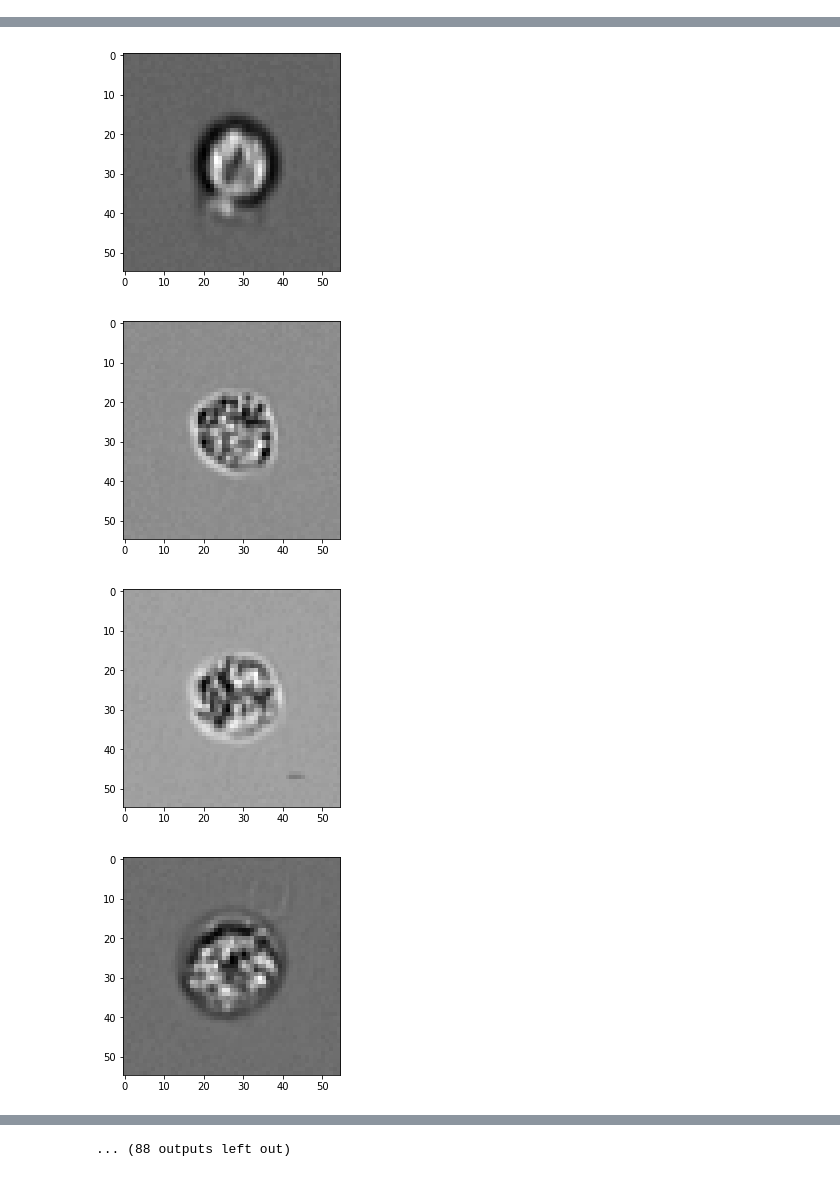
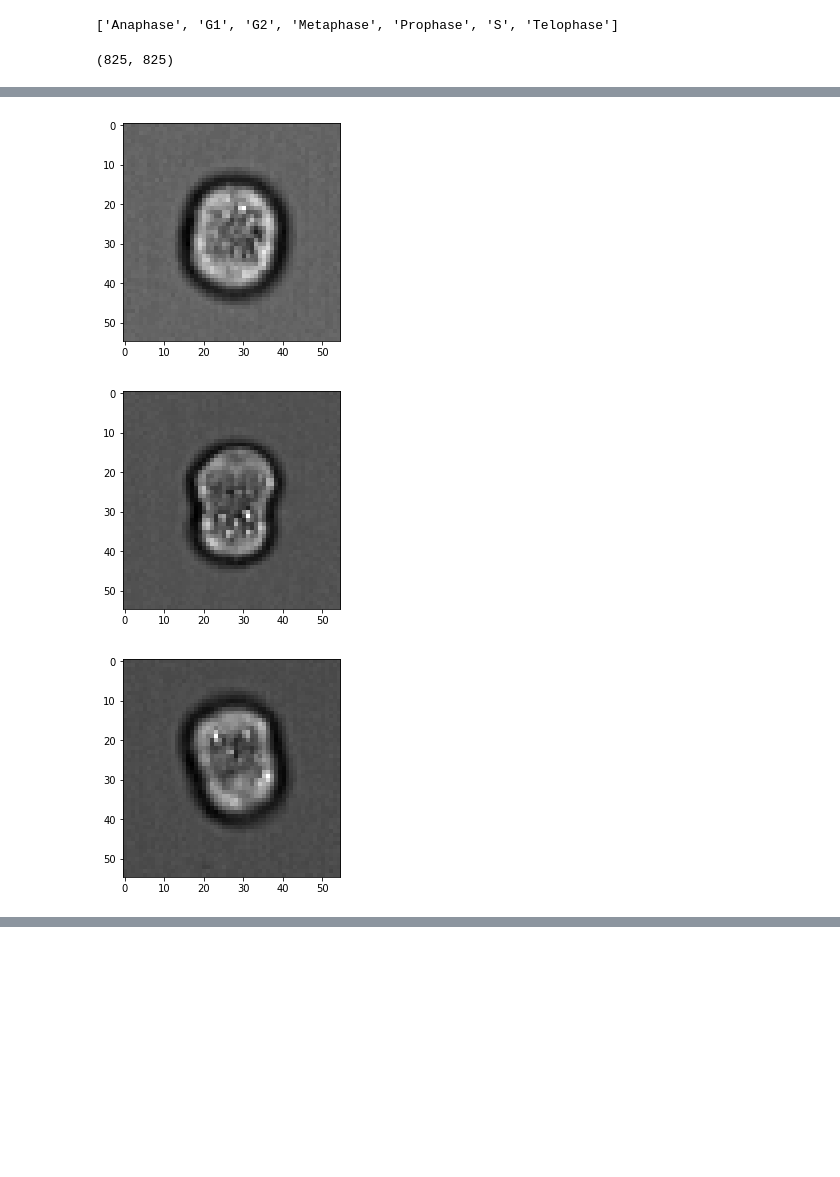
Before and after one commit to nimpy/sundry_segments, a Jupyter notebook: JurkatIFC.ipynb, the cells around one changed output, grey strips where cells are left out. Saved outputs shown, nothing was run; the diff lists cells and outputs as text; code cells hidden in the pictures; blank space fills up the shorter version.

Commit message:
Understand the Jurkat IFC dataset data

```diff
--- a/JurkatIFC.ipynb
+++ b/JurkatIFC.ipynb
@@ -12,0 +7,2 @@ img_size = 55
+# %%
+image_size = 55  # this is the size of each tile (cause the whole image is 825 x 825 and consists of 15 x 15 tiles)
@@ -12,0 +13,4 @@ img_size = 55
+# %%
+class_dirs
+# %% [output]
+['Anaphase', 'G1', 'G2', 'Metaphase', 'Prophase', 'S', 'Telophase']
@@ -13,6 +35,12 @@ img_size = 55
 # %%
-for y in range(10):
-    for x in range(10):
-        plt.imshow(image[x * img_size: (x+1) * img_size, y * img_size: (y+1) * img_size], cmap="gray")
+temp_image_ch3 = imageio.imread("/scratch/jurkat_ifc/Step2_input_tiled_tifs/Anaphase/Ch3_CP0001.tif")
+print(temp_image_ch3.shape)
+plt.imshow(temp_image_ch3, cmap='gray')
+plt.show()
+
+for y in range(1):
+    for x in range(1,5):
+        plt.imshow(temp_image_ch3[x * image_size: (x+1) * image_size, y * image_size: (y+1) * image_size], cmap="gray")
         plt.show()
 # %% [output]
+(825, 825)
@@ -21,4 +49,3 @@ for y in range(10):
-[figure, old version]
+[figure, new version]
-[figure, old version]
+[figure, new version]
-[figure, old version]
+[figure, new version]
-[figure, removed]
@@ -31 +51,0 @@ for y in range(10):
-... (88 outputs left out)
```
Also changed, not shown: parts of 11 cells of this notebook.
